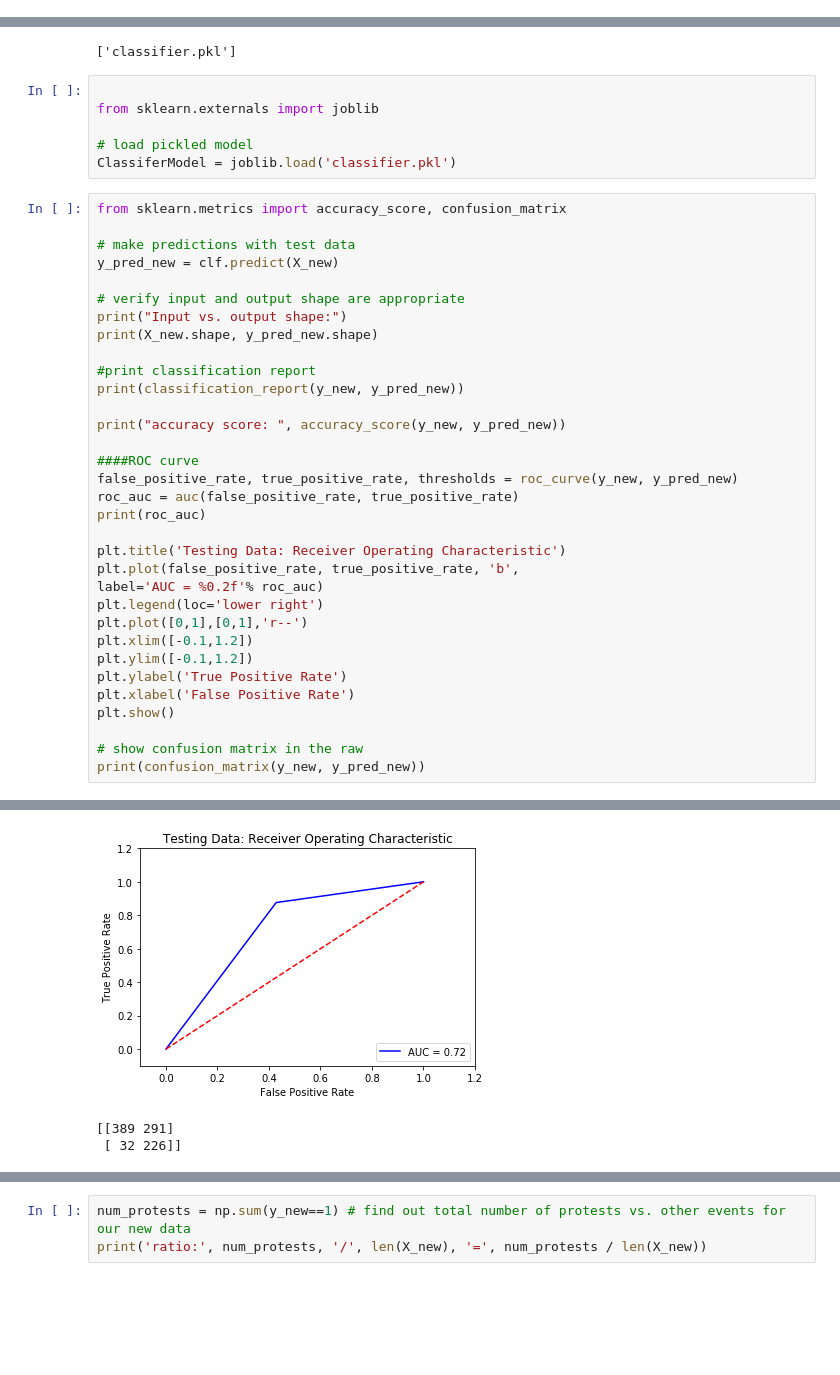
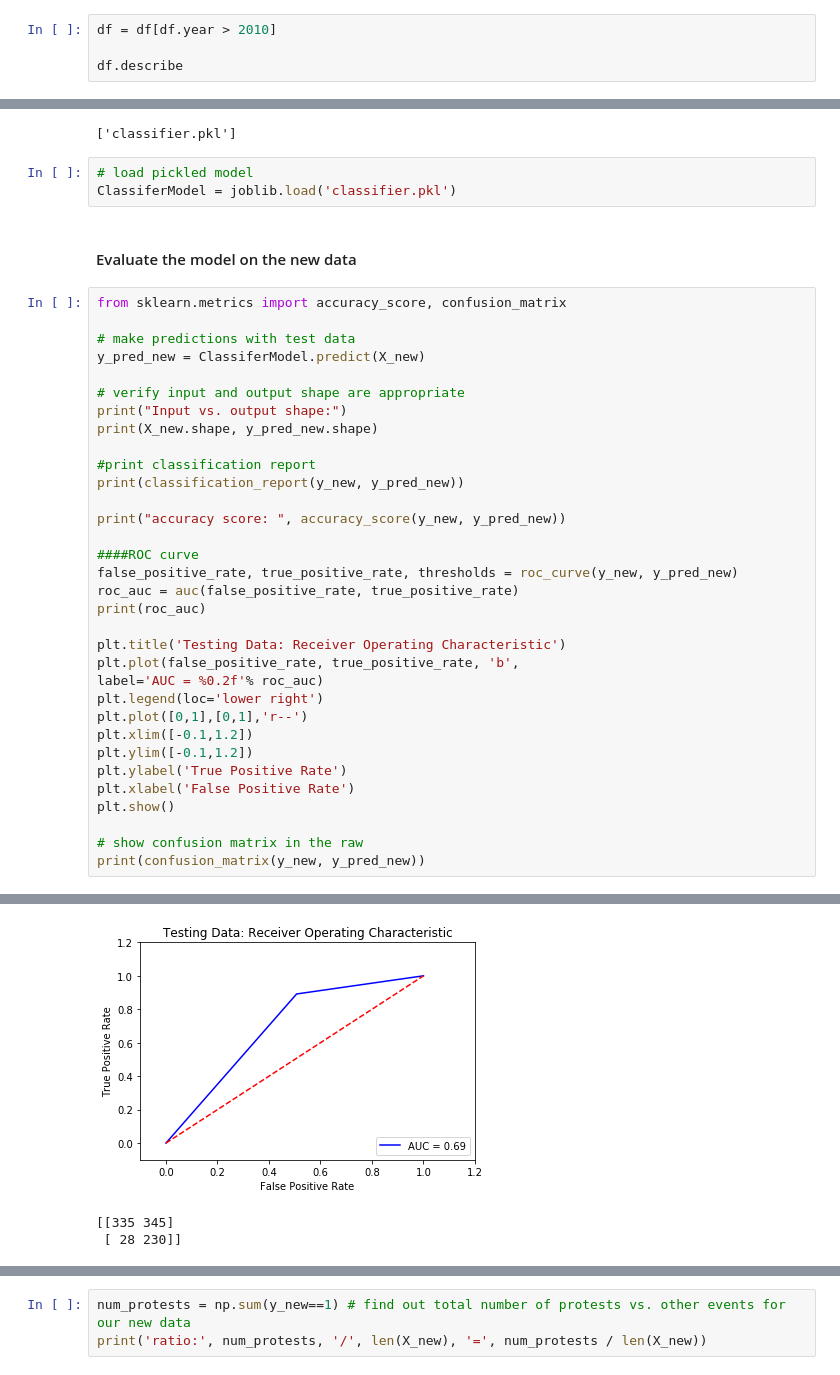
Before and after one commit to jam1245/Classification, a Jupyter notebook: Nigeria_Blog_All.ipynb, the cells around one changed output, grey strips where cells are left out. Saved outputs shown, nothing was run; the diff lists cells and outputs as text; blank space fills up the shorter version.

```diff
--- a/Nigeria_Blog_All.ipynb
+++ b/Nigeria_Blog_All.ipynb
@@ -68,3 +68,7 @@ Now we're going to introduce you to an important concept called feature engineer
 Feature engineering is the process of using domain knowledge of the data to create features that make machine learning algorithms work better. If feature engineering is done correctly, it increases the predictive power of machine learning  by creating features (new columns) from raw data that help facilitate the machine learning process. Feature Engineering is an art and is probably one aspect of machine learning that will remain "human" for the foresable future.
 
 We are going to start with a simple example by using the day of the week column.  We will first extract the day of the week and move on to something more complex like seasons.
+# %%
+df = df[df.year > 2010]
+
+df.describe
@@ -907,16 +880,15 @@ joblib.dump(clf, 'classifier.pkl')
 # %% [output]
 ['classifier.pkl']
 # %%
-
-from sklearn.externals import joblib
-
 # load pickled model
 ClassiferModel = joblib.load('classifier.pkl')
+# %% [markdown]
+#### Evaluate the model on the new data
 # %%
 from sklearn.metrics import accuracy_score, confusion_matrix
 
 # make predictions with test data
-y_pred_new = clf.predict(X_new)
+y_pred_new = ClassiferModel.predict(X_new)
 
 # verify input and output shape are appropriate
 print("Input vs. output shape:")
@@ -962,6 +934,6 @@ accuracy score:  0.6556503198294243
-[figure, old version]
+[figure, new version]
-[[389 291]
- [ 32 226]]
+[[335 345]
+ [ 28 230]]
 # %%
 import seaborn as sns
 import matplotlib.pyplot as plt
```
Also changed, not shown: parts of 36 cells of this notebook.
